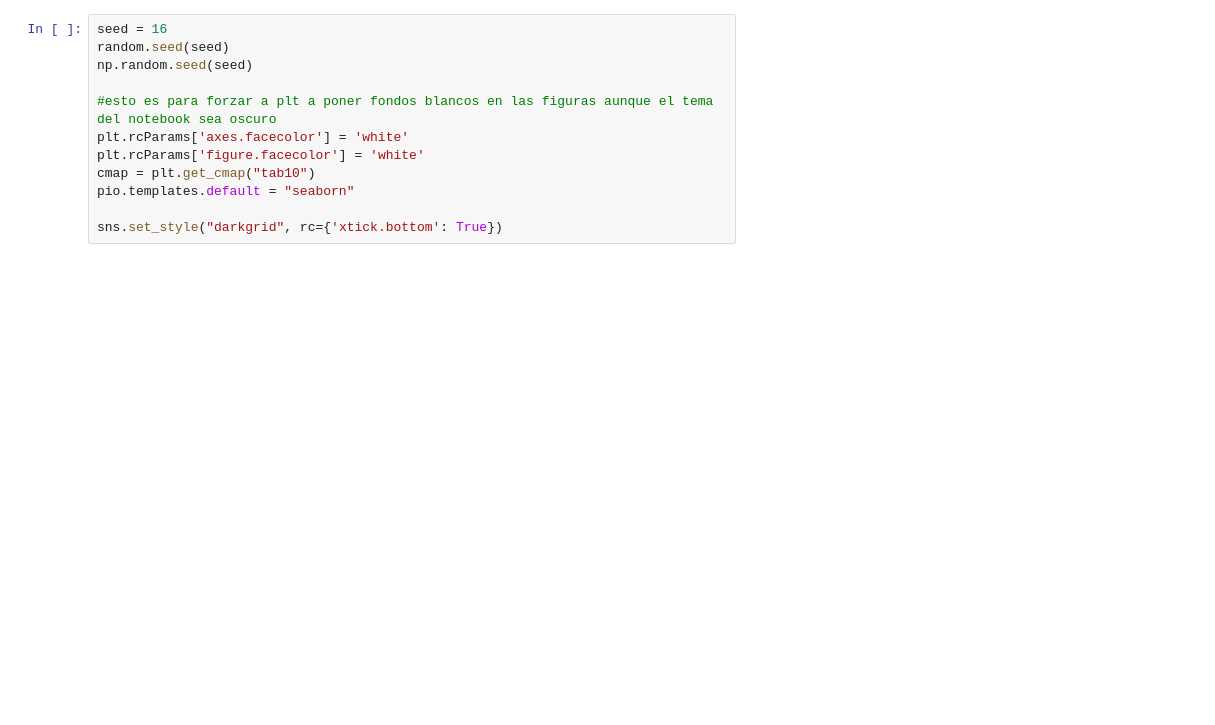
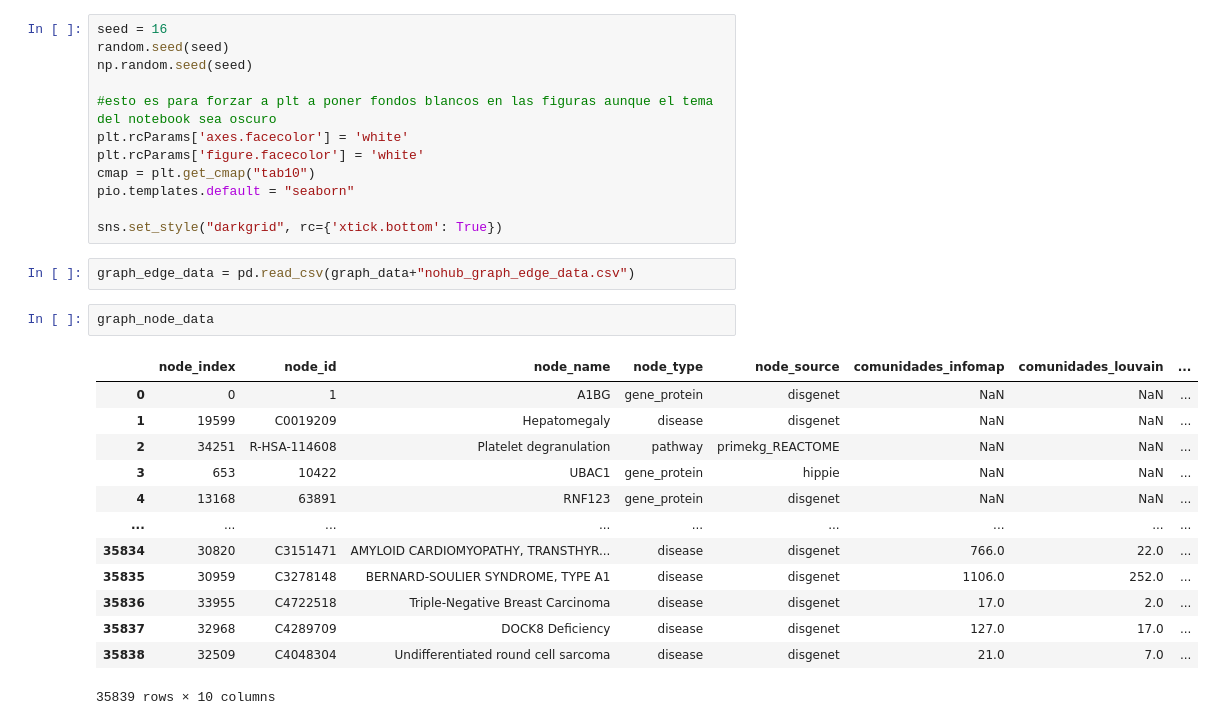
Before and after one commit to ingridheuer/gcnn_gdas, a Jupyter notebook: exploration/notebooks/network_analysis/especificidad.ipynb, the cells around one changed output. Cells and saved outputs as stored; diff of their text form; blank space fills up the shorter version.

```diff
--- a/exploration/notebooks/network_analysis/especificidad.ipynb
+++ b/exploration/notebooks/network_analysis/especificidad.ipynb
@@ -23,3 +21,21 @@ cmap = plt.get_cmap("tab10")
 pio.templates.default = "seaborn"
 
 sns.set_style("darkgrid", rc={'xtick.bottom': True})
+# %%
+graph_edge_data = pd.read_csv(graph_data+"nohub_graph_edge_data.csv")
+# %%
+graph_node_data
+# %% [output]
+|  | node_index | node_id | node_name | node_type | node_source | comunidades_infomap | comunidades_louvain | ... |
+| 0 | 0 | 1 | A1BG | gene_protein | disgenet | NaN | NaN | ... |
+| 1 | 19599 | C0019209 | Hepatomegaly | disease | disgenet | NaN | NaN | ... |
+| 2 | 34251 | R-HSA-114608 | Platelet degranulation | pathway | primekg_REACTOME | NaN | NaN | ... |
+| 3 | 653 | 10422 | UBAC1 | gene_protein | hippie | NaN | NaN | ... |
+| 4 | 13168 | 63891 | RNF123 | gene_protein | disgenet | NaN | NaN | ... |
+| ... | ... | ... | ... | ... | ... | ... | ... | ... |
+| 35834 | 30820 | C3151471 | AMYLOID CARDIOMYOPATHY, TRANSTHYR... | disease | disgenet | 766.0 | 22.0 | ... |
+| 35835 | 30959 | C3278148 | BERNARD-SOULIER SYNDROME, TYPE A1 | disease | disgenet | 1106.0 | 252.0 | ... |
+| 35836 | 33955 | C4722518 | Triple-Negative Breast Carcinoma | disease | disgenet | 17.0 | 2.0 | ... |
+| 35837 | 32968 | C4289709 | DOCK8 Deficiency | disease | disgenet | 127.0 | 17.0 | ... |
+| 35838 | 32509 | C4048304 | Undifferentiated round cell sarcoma | disease | disgenet | 21.0 | 7.0 | ... |
+35839 rows × 10 columns
```
Also changed, not shown: parts of 26 cells of this notebook, 3 other files.
